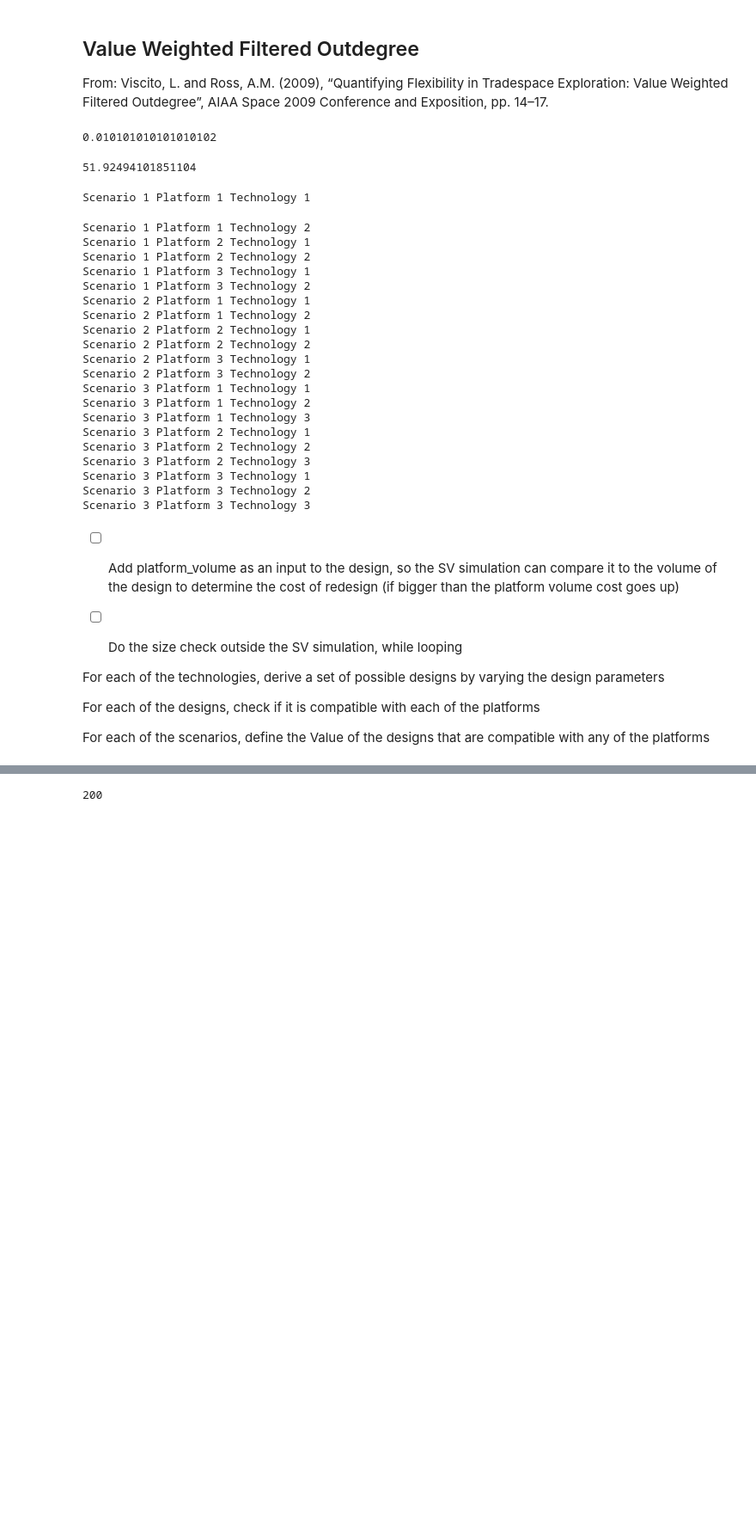
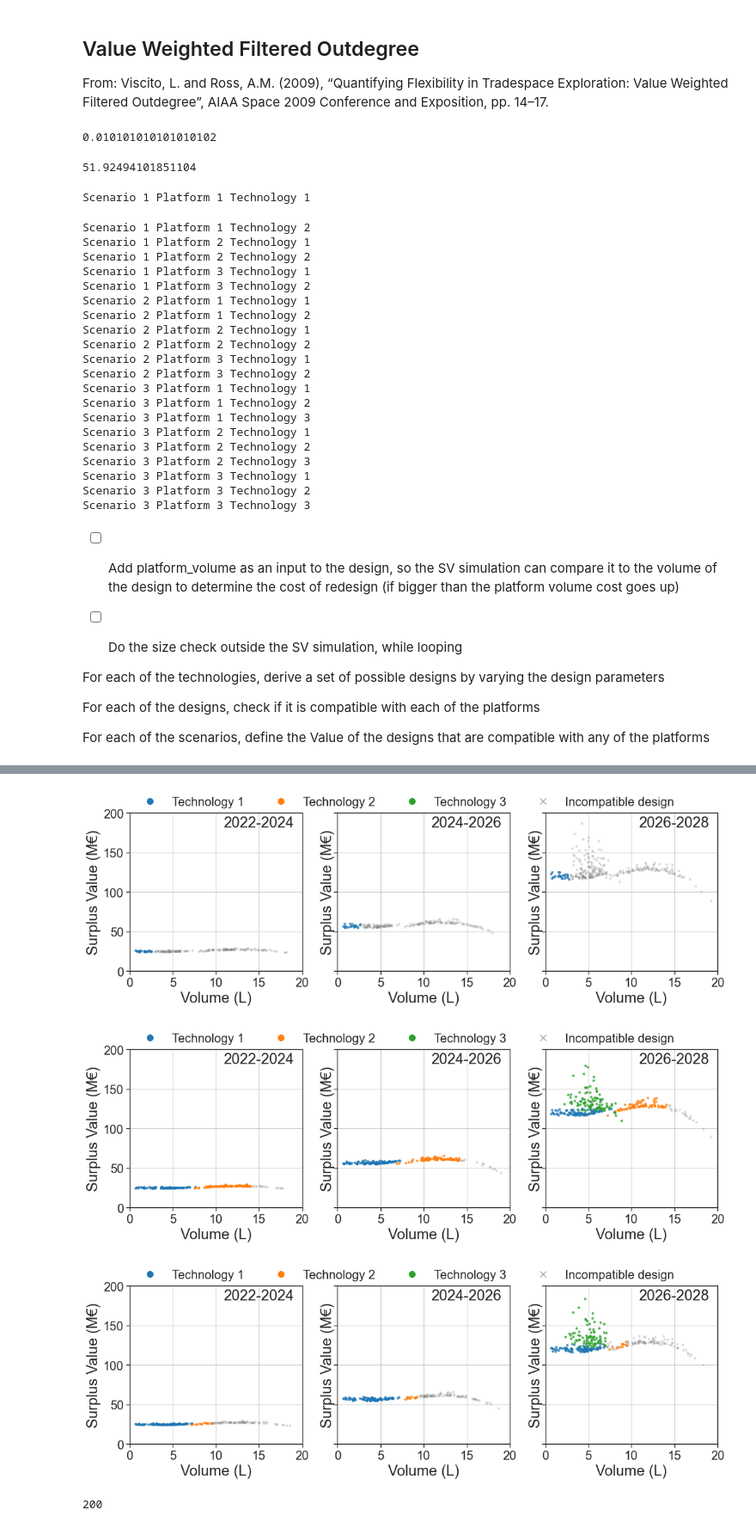
Before and after one commit to sed-group/VISP-Core, a Jupyter notebook: vwfo/vwfo.ipynb, the cells around one changed output, grey strips where cells are left out. Shown at 86% size. Saved outputs shown, nothing was run; the diff lists cells and outputs as text; code cells hidden in the pictures; blank space fills up the shorter version.

```diff
--- a/vwfo/vwfo.ipynb
+++ b/vwfo/vwfo.ipynb
@@ -717,3 +679,65 @@ for platform in [0,1,2]:
+# %%
+marker_options = ['s', 'o', 'x', 'v', '^', '<', '>', '8', 'p', '*', 'h', 'H', 'D', 'd']
+
+color_options = ['#1f77b4', '#ff7f0e', '#2ca02c', '#8fbbd9', '#ffbf86', '#95cf95', '#e377c2', '#7f7f7f', '#bcbd22', '#17becf']
+
+technology_labels = {
+    1: "Technology 1",
+    2: "Technology 2",
+    3: "Technology 3",
+}
+
+# Create a list of legend elements
+legend_elements = []
+for tech_id, label in technology_labels.items():
+    # Use marker 'o' for in and 'x' for out, adjust if different markers are used per tech
+    legend_elements.append(mlines.Line2D([], [], color=color_options[tech_id-1], marker='o', linestyle='None', markersize=10, label=label))
+legend_elements.append(mlines.Line2D([], [], color='#7f7f7f', marker='x', linestyle='None', markersize=10, label='Incompatible design'))
+
+# Increasing the default font sizes
+plt.rc('font', size=18)  # controls default text size
+plt.rc('axes', titlesize=24)  # fontsize of the axes title
+plt.rc('axes', labelsize=24)  # fontsize of the x and y labels
+plt.rc('xtick', labelsize=20)  # fontsize of the x tick labels
+plt.rc('ytick', labelsize=20)  # fontsize of the y tick labels
+plt.rc('legend', fontsize=20)  # legend fontsize
+
+for platform in [0,1,2]:
+    fig, axes = plt.subplots(1, 3, figsize=(15, 5), sharey=True)
+    # Additional padding can be adjusted in subplots_adjust if necessary
+    fig.subplots_adjust(wspace=0.1, hspace=0.1)
+    #fig.suptitle(f"Tradespace storyboard of an sequence of 3 scenarios", fontsize=16)
+    for scenario in [0,1,2]:
+        x_in =  [design.volume for design in designs[scenario][platform] if design.platform_compatible]
+        x_out = [design.volume for design in designs[scenario][platform] if not design.platform_compatible]
+        y_in =  [-design.value for design in designs[scenario][platform] if design.platform_compatible]
+        y_out = [-design.value for design in designs[scenario][platform] if not design.platform_compatible]
+        markers = ['o' if design.platform_compatible else 'x' for design in designs[scenario][platform]]
+        colors = [color_options[design.technology-1] if design.platform_compatible else color_options[design.technology+2] for design in designs[scenario][platform]]
+        colors_in =  [color_options[design.technology-1] for design in designs[scenario][platform] if design.platform_compatible]
+        colors_out = ['#7f7f7f' for design in designs[scenario][platform] if not design.platform_compatible]
+
+        ax = axes[scenario]
+
+        ax.scatter(x_in, [element for element in y_in], alpha=0.7, marker='o', color=colors_in, s=10, label=f"Technology")cost
+        ax.scatter(x_out, [element for element in y_out], alpha=0.3, marker='x', color=colors_out, s=10)
+
+        ax.set_title(f"{2022+2*scenario}-{2024+2*scenario}", y=0.95, pad=-10, loc='right', x=0.95)  # Add a title to the axes.
+
+        ax.set_xlabel("Volume (L)")  # Add an x-label to the axes.
+        ax.set_ylabel("Surplus Value (M€)")  # Add a y-label.
+        ax.set_xlim([0, 20])
+        ax.set_ylim([0, 200])
+        #ax.legend();  # Add a legend.
+        ax.grid(True)
+    fig.legend(handles=legend_elements, loc='upper center', bbox_to_anchor=(0.5, 1.05), ncol=len(technology_labels)+1, frameon=False)
+    plt.tight_layout()
+    plt.savefig(f'platform{platform}.png', format='png', dpi=900, bbox_inches='tight')
+    plt.savefig(f'platform{platform}.svg', format='svg', dpi=900, bbox_inches='tight')
+# %% [output]
+[figure, added]
+[figure, added]
+[figure, added]
 # %%
 len(designs[0][0])
 # %% [output]
```
Also changed, not shown: parts of 24 cells of this notebook, 34 other files.
